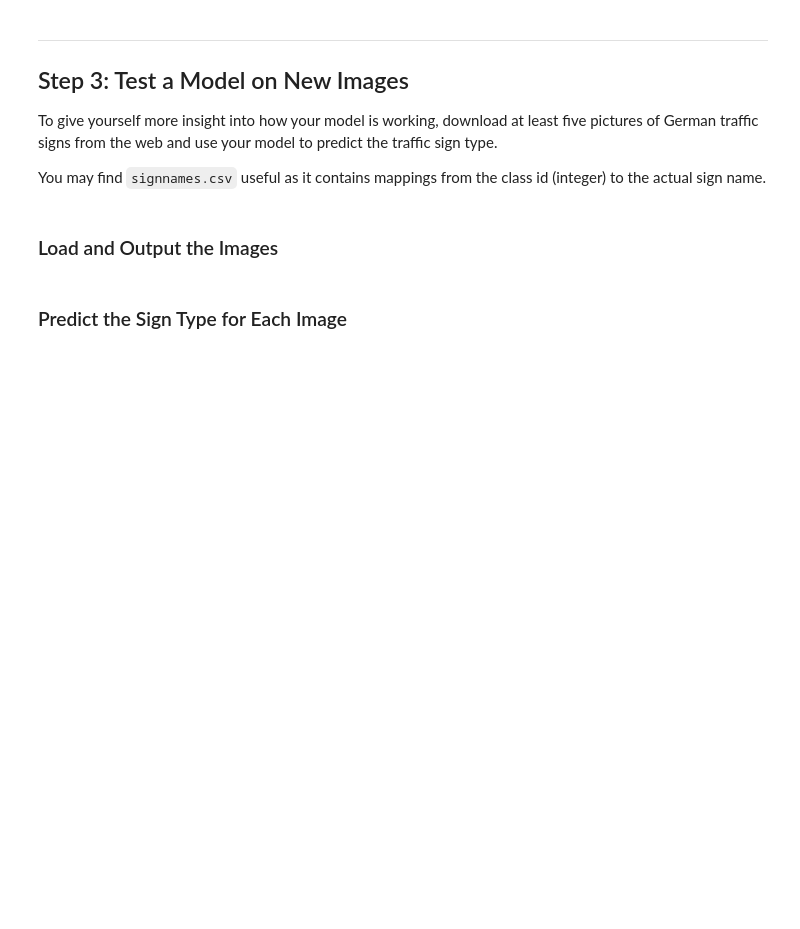
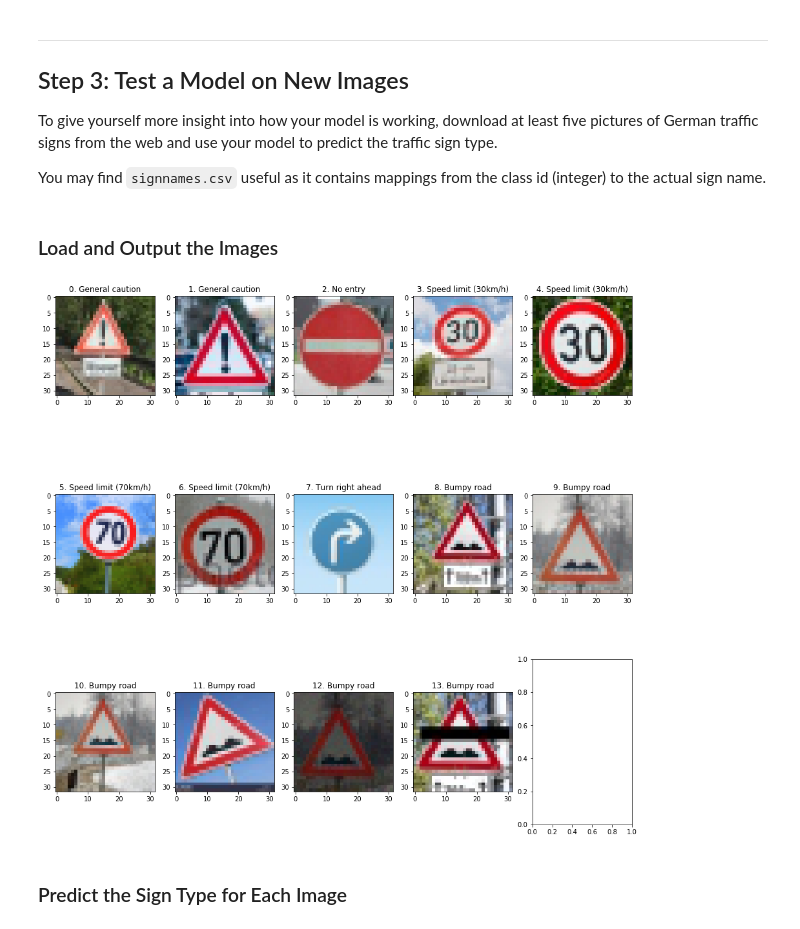
Before and after one commit to cainex/CarND-Traffic-Sign-Classifier-Project, a Jupyter notebook: Traffic_Sign_Classifier.ipynb, the cells around one changed output. Saved outputs shown, nothing was run; the diff lists cells and outputs as text; code cells hidden in the pictures; blank space fills up the shorter version.

```diff
--- a/Traffic_Sign_Classifier.ipynb
+++ b/Traffic_Sign_Classifier.ipynb
@@ -160,2 +189,16 @@ for feature in train['features']:
+# %%
+from tqdm import tqdm
+for i in tqdm(range(n_train)):
+    X_train_gray_normalized.append(convert_to_gray_and_normalize(X_train[i]))
+
+for i in tqdm(range(n_validation)):
+    X_valid_gray_normalized.append(convert_to_gray_and_normalize(X_valid[i]))
+
+for i in tqdm(range(n_test)):
+    X_test_gray_normalized.append(convert_to_gray_and_normalize(X_test[i]))
+
+X_train_gray_normalized = np.array(X_train_gray_normalized)
+X_valid_gray_normalized = np.array(X_valid_gray_normalized)
+X_test_gray_normalized = np.array(X_test_gray_normalized)
 # %% [markdown]
 ### Model Architecture
@@ -186,6 +431,82 @@ You may find `signnames.csv` useful as it contains mappings from the class id (i
 # %%
 ### Load the images and plot them here.
 ### Feel free to use as many code cells as needed.
+def import_and_normalize(filename):
+    image = cv2.imread(filename)
+    return convert_to_gray_and_normalize(image)
+# %%
+my_orig_X = []
+my_image_X = []
+my_image_Y = []
+
+my_image_X.append(import_and_normalize("images/general_caution/img1.jpg"))
+my_orig_X.append(cv2.imread("images/general_caution/img1.jpg"))
+my_image_Y.append(18)
+
+my_image_X.append(import_and_normalize("images/general_caution/img2.jpg"))
+my_orig_X.append(cv2.imread("images/general_caution/img2.jpg"))
+my_image_Y.append(18)
+
+my_image_X.append(import_and_normalize("images/no_entry/img1.jpg"))
+my_orig_X.append(cv2.imread("images/no_entry/img1.jpg"))
+my_image_Y.append(17)
+
+my_image_X.append(import_and_normalize("images/speed_limit_30kmh/img1.jpg"))
+my_orig_X.append(cv2.imread("images/speed_limit_30kmh/img1.jpg"))
+my_image_Y.append(1)
+
+my_image_X.append(import_and_normalize("images/speed_limit_30kmh/img2.jpg"))
+my_orig_X.append(cv2.imread("images/speed_limit_30kmh/img2.jpg"))
+my_image_Y.append(1)
+
+my_image_X.append(import_and_normalize("images/speed_limit_70kmh/img1.png"))
+my_orig_X.append(cv2.imread("images/speed_limit_70kmh/img1.png"))
+my_image_Y.append(4)
+
+my_image_X.append(import_and_normalize("images/speed_limit_70kmh/img2.jpg"))
+my_orig_X.append(cv2.imread("images/speed_limit_70kmh/img2.jpg"))
+my_image_Y.append(4)
+
+my_image_X.append(import_and_normalize("images/turn_right_ahead/img1.jpg"))
+my_orig_X.append(cv2.imread("images/turn_right_ahead/img1.jpg"))
+my_image_Y.append(33)
+
+my_image_X.append(import_and_normalize("images/bumpy_road/img1.jpg"))
+my_orig_X.append(cv2.imread("images/bumpy_road/img1.jpg"))
+my_image_Y.append(22)
+
+my_image_X.append(import_and_normalize("images/bumpy_road/img2.jpg"))
+my_orig_X.append(cv2.imread("images/bumpy_road/img2.jpg"))
+my_image_Y.append(22)
+
+my_image_X.append(import_and_normalize("images/bumpy_road/img2_2.jpg"))
+my_orig_X.append(cv2.imread("images/bumpy_road/img2_2.jpg"))
+my_image_Y.append(22)
+
+my_image_X.append(import_and_normalize("images/bumpy_road/img3.jpg"))
+my_orig_X.append(cv2.imread("images/bumpy_road/img3.jpg"))
+my_image_Y.append(22)
+
+my_image_X.append(import_and_normalize("images/bumpy_road/img4.jpg"))
+my_orig_X.append(cv2.imread("images/bumpy_road/img4.jpg"))
+my_image_Y.append(22)
+
+my_image_X.append(import_and_normalize("images/bumpy_road/img5.jpg"))
+my_orig_X.append(cv2.imread("images/bumpy_road/img5.jpg"))
+my_image_Y.append(22)
+
+fig, ax = plt.subplots(ncols=5, nrows=3, figsize=(16,16))
+
+for i in range(len(my_image_X)):
+    ax[int(i/5)][i%5].imshow(cv2.cvtColor(my_orig_X[i], cv2.COLOR_BGR2RGB))
+    ax[int(i/5)][i%5].set_title("{}. {}".format(i,sign_labels_lookup[my_image_Y[i]]))
+
+plt.show()
+plt.cla()
+plt.clf()
+plt.close()
+# %% [output]
+[figure, added]
 # %% [markdown]
 ### Predict the Sign Type for Each Image
 # %%
```
Also changed, not shown: parts of 24 cells of this notebook, 2 other files.
